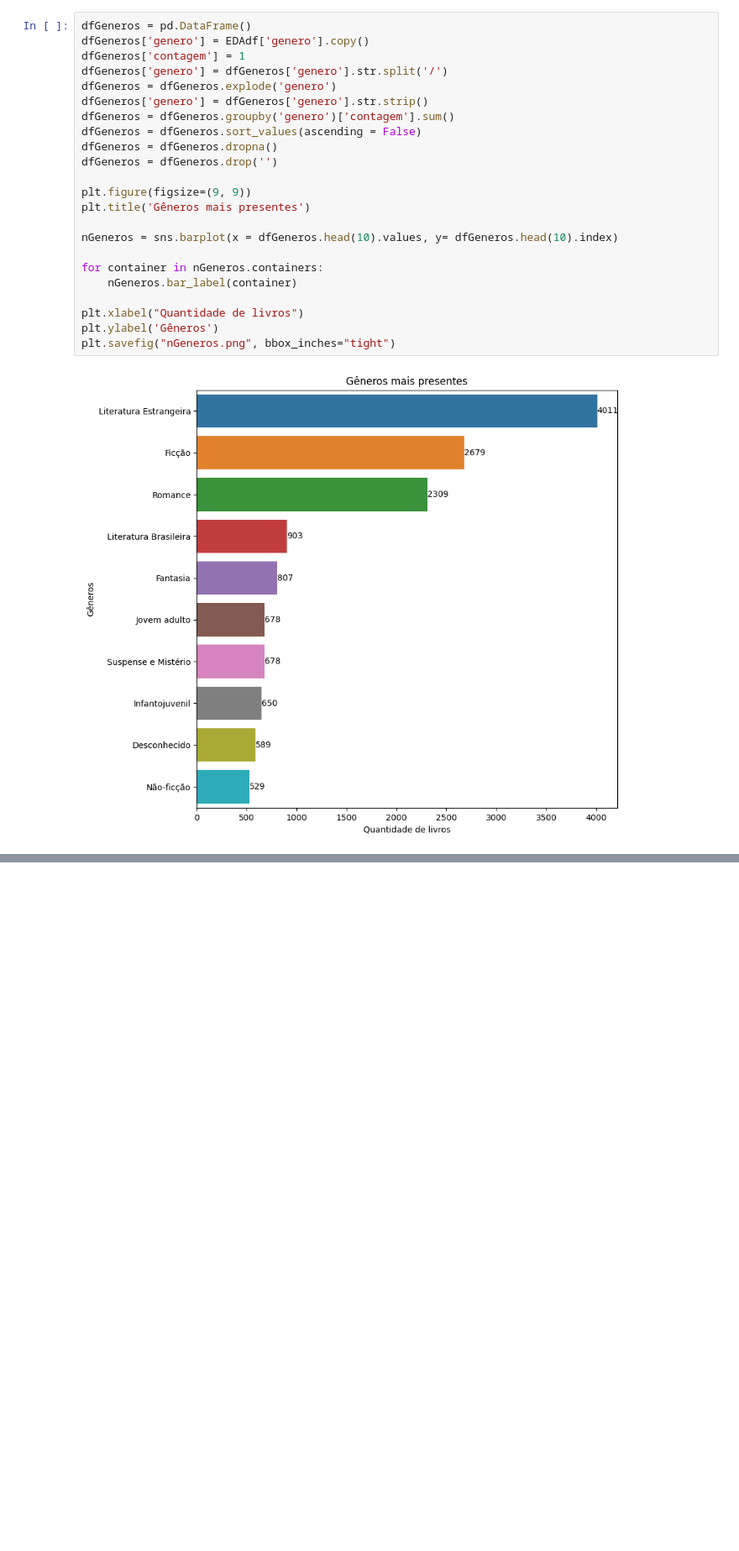
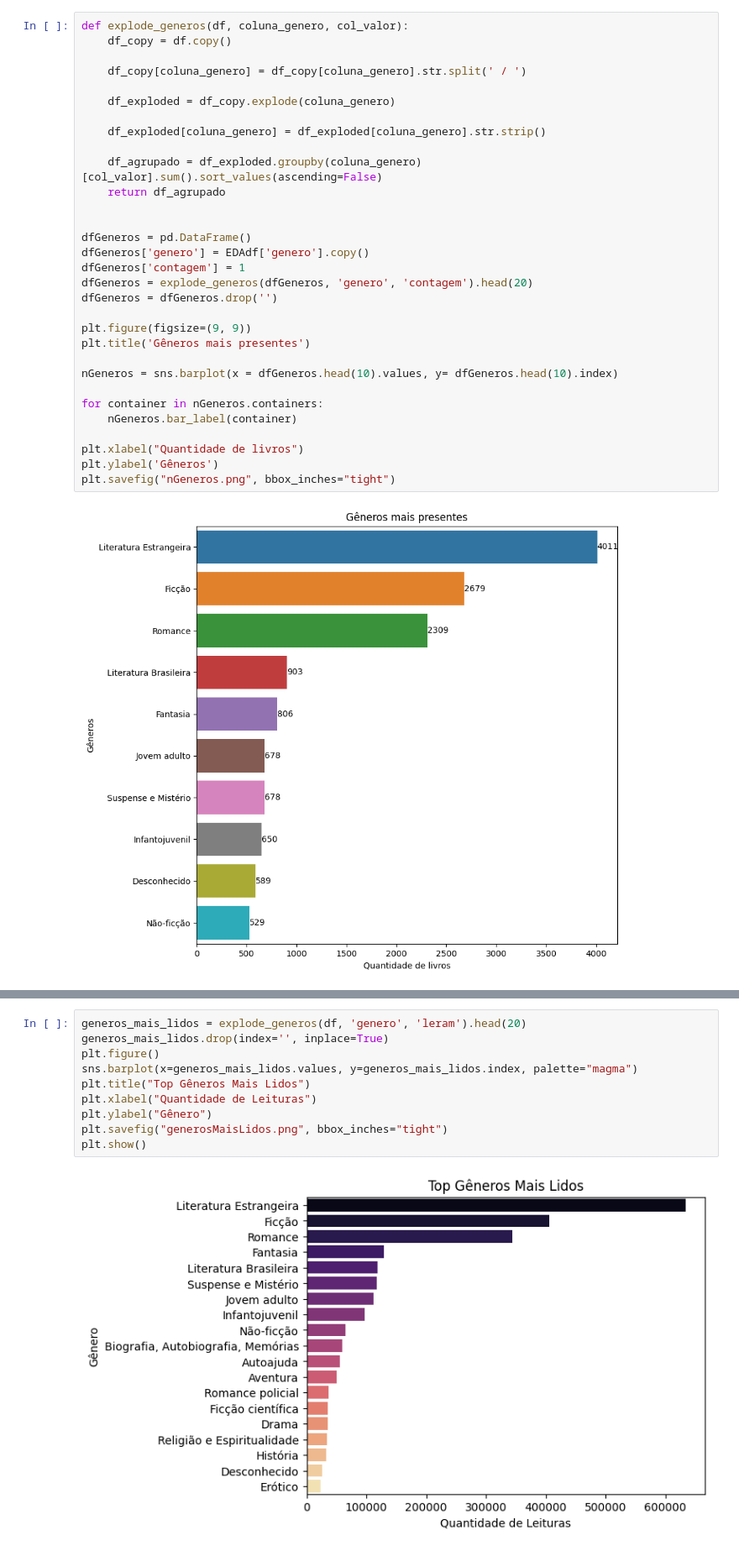
Before and after one commit to biakaorii/Pisi3, a Jupyter notebook: eda-inicialpisi3.ipynb, the cells around one changed output, grey strips where cells are left out. Shown: that part at 84% size. Saved outputs shown, nothing was run; the diff lists cells and outputs as text; blank space fills up the shorter version.

```diff
--- a/eda-inicialpisi3.ipynb
+++ b/eda-inicialpisi3.ipynb
@@ -167,15 +167,23 @@ plt.savefig("status.png", bbox_inches="tight")
 # %% [output]
 [figure]
 # %%
+def explode_generos(df, coluna_genero, col_valor):
+    df_copy = df.copy()
+
+    df_copy[coluna_genero] = df_copy[coluna_genero].str.split(' / ')
+
+    df_exploded = df_copy.explode(coluna_genero)
+
+    df_exploded[coluna_genero] = df_exploded[coluna_genero].str.strip()
+
+    df_agrupado = df_exploded.groupby(coluna_genero)[col_valor].sum().sort_values(ascending=False)
+    return df_agrupado
+
+
 dfGeneros = pd.DataFrame()
 dfGeneros['genero'] = EDAdf['genero'].copy()
 dfGeneros['contagem'] = 1
-dfGeneros['genero'] = dfGeneros['genero'].str.split('/')
-dfGeneros = dfGeneros.explode('genero')
-dfGeneros['genero'] = dfGeneros['genero'].str.strip()
-dfGeneros = dfGeneros.groupby('genero')['contagem'].sum()
-dfGeneros = dfGeneros.sort_values(ascending = False)
-dfGeneros = dfGeneros.dropna()
+dfGeneros = explode_generos(dfGeneros, 'genero', 'contagem').head(20)
 dfGeneros = dfGeneros.drop('')
 
 plt.figure(figsize=(9, 9))
@@ -193,0 +213,12 @@ plt.savefig("nGeneros.png", bbox_inches="tight")
+# %%
+generos_mais_lidos = explode_generos(df, 'genero', 'leram').head(20)
+generos_mais_lidos.drop(index='', inplace=True)
+plt.figure()
+sns.barplot(x=generos_mais_lidos.values, y=generos_mais_lidos.index, palette="magma")
+plt.title("Top Gêneros Mais Lidos")
+plt.xlabel("Quantidade de Leituras")
+plt.ylabel("Gênero")
+plt.savefig("generosMaisLidos.png", bbox_inches="tight")
+plt.show()
+# %% [output]
+[figure, added]
```
Also changed, not shown: parts of 2 cells of this notebook.
